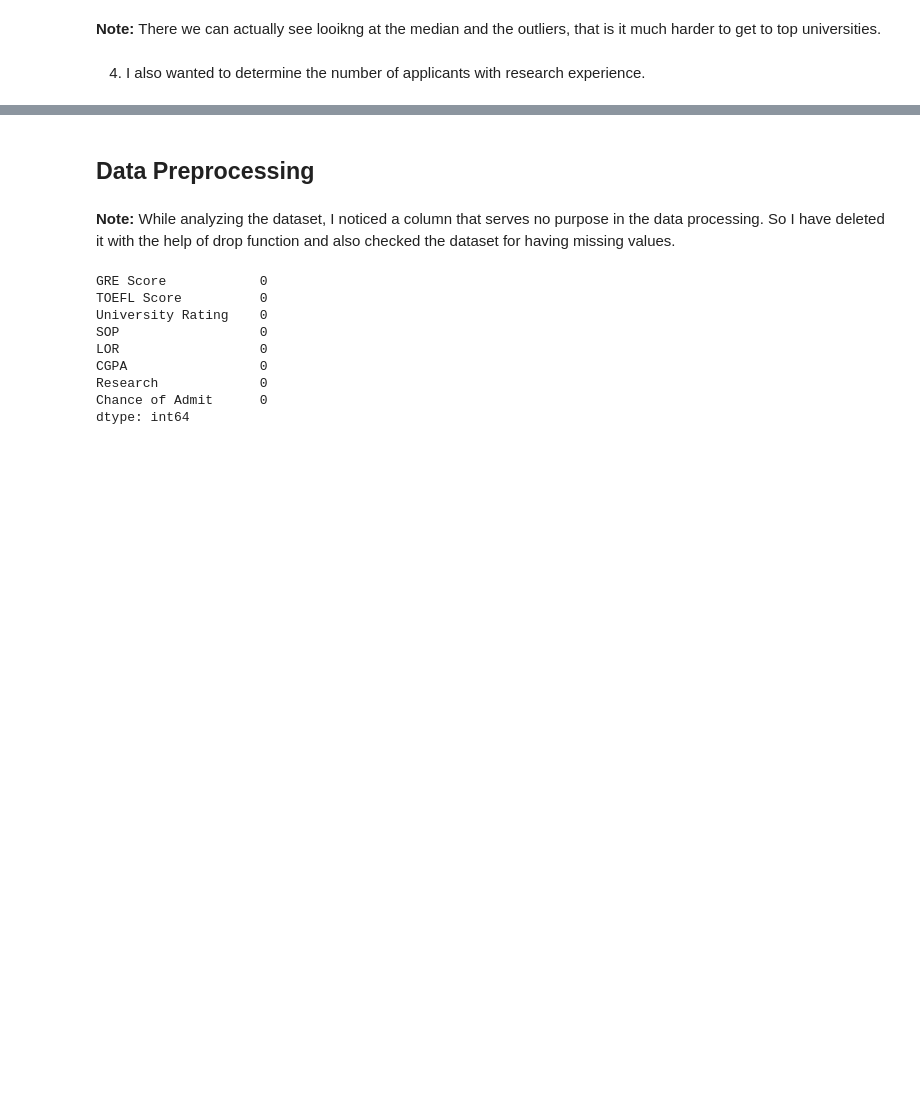
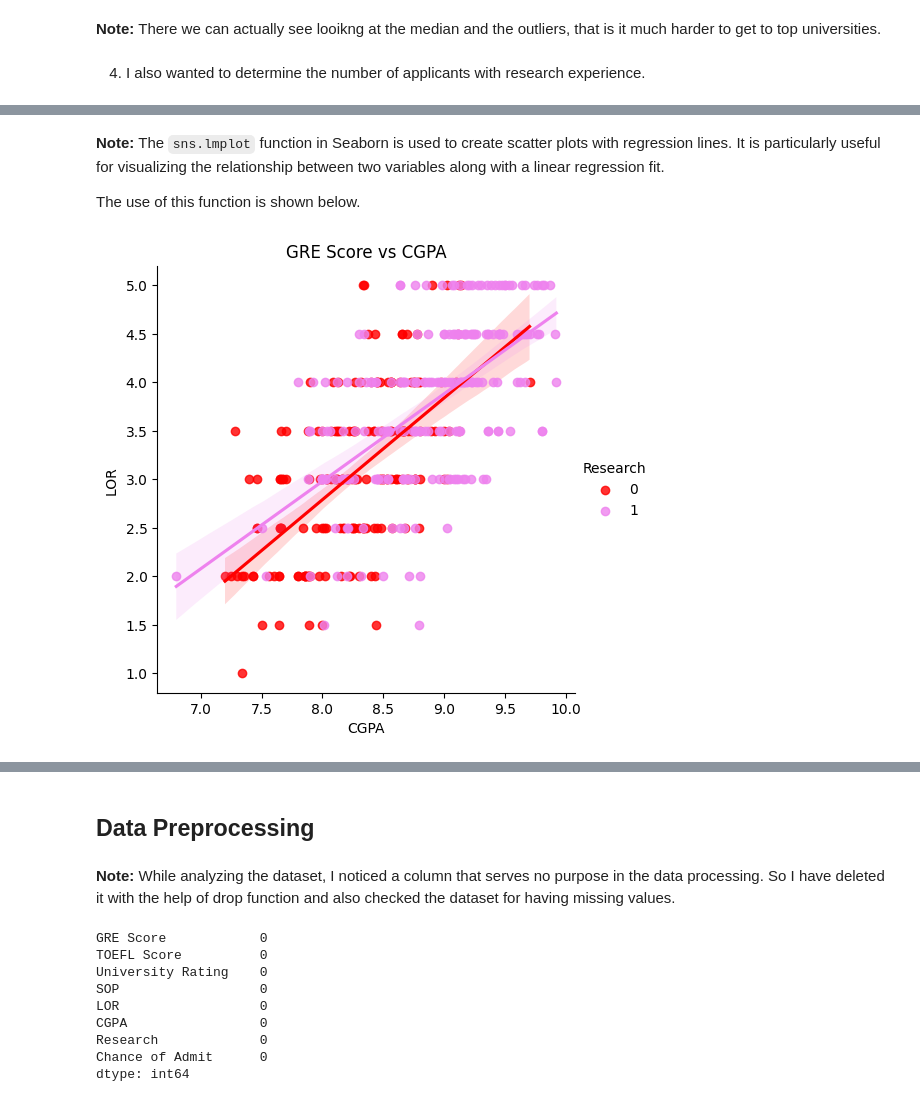
Before and after one commit to qojigedou/data_science, a Jupyter notebook: Assignment_opt_2_3_with_code.ipynb, the cells around one changed output, grey strips where cells are left out. Saved outputs shown, nothing was run; the diff lists cells and outputs as text; code cells hidden in the pictures; blank space fills up the shorter version.

```diff
--- a/Assignment_opt_2_3_with_code.ipynb
+++ b/Assignment_opt_2_3_with_code.ipynb
@@ -147,0 +156,10 @@ fig.show()
+# %% [markdown]
+**Note:** The `sns.lmplot` function in Seaborn is used to create scatter plots with regression lines. It is particularly useful for visualizing the relationship between two variables along with a linear regression fit.
+
+The use of this function is shown below.
+# %%
+fig = sns.lmplot(x="CGPA", y="LOR ", data=df, hue="Research", palette=("red", "violet"))
+plt.title("GRE Score vs CGPA")
+plt.show()
+# %% [output]
+[figure, added]
```
Also changed, not shown: parts of 20 cells of this notebook.
